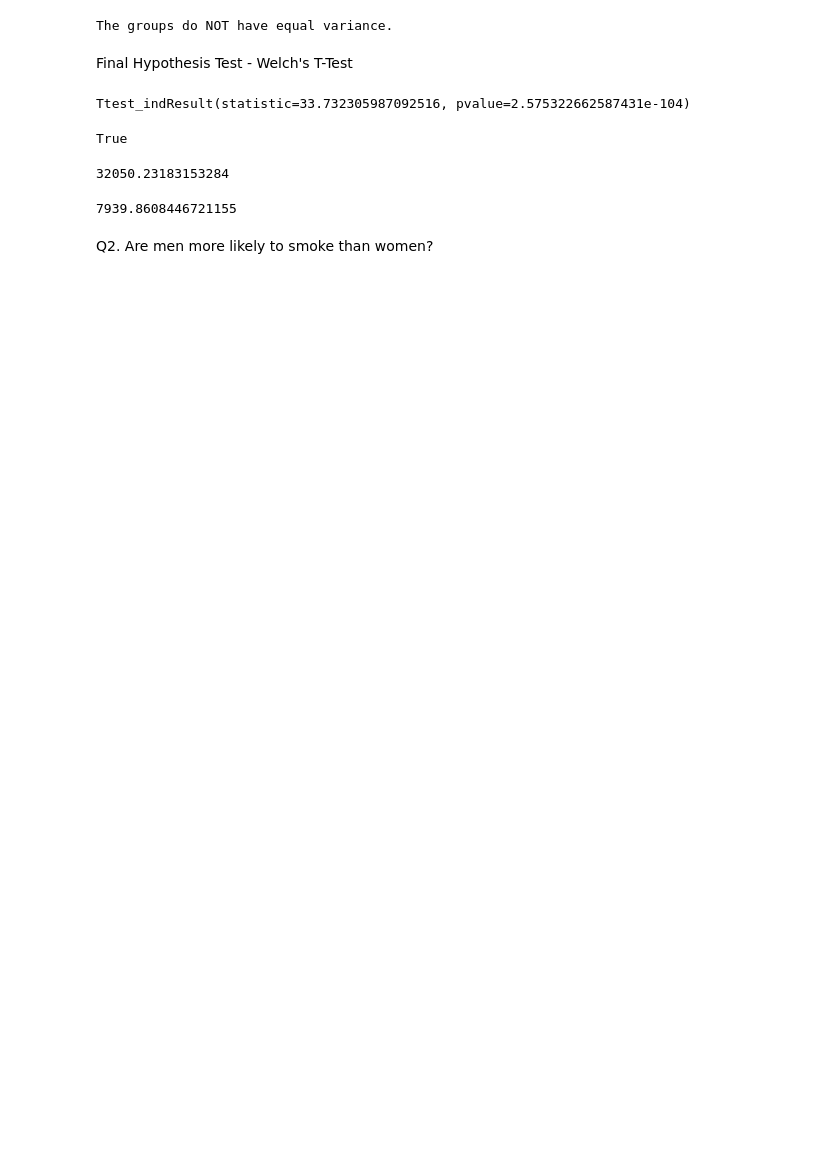
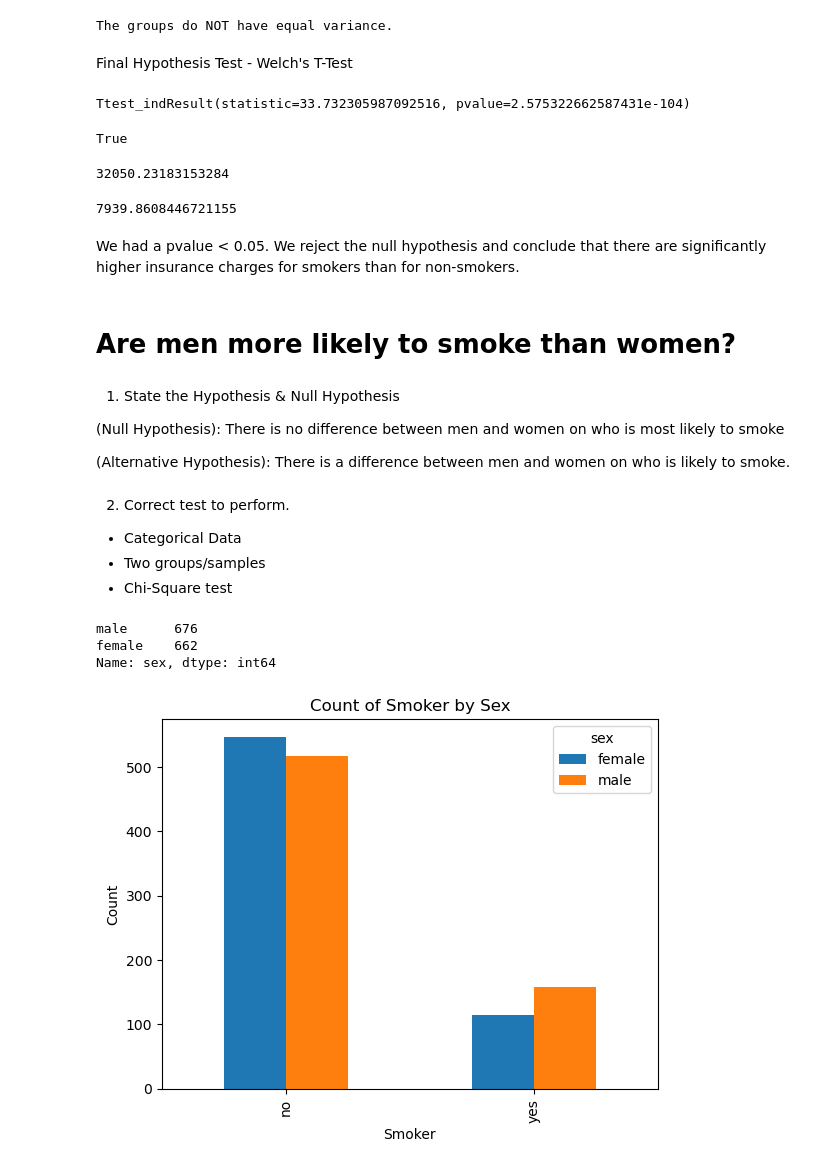
Before and after one commit to evelynmmartinez/Hypothesis-Testing-with-Insurance-Data, a Jupyter notebook: Hypothesis testing (Core).ipynb, the cells around one changed output. Drawn from its saved outputs; the diff is of its cells as text; code cells hidden in the pictures; blank space fills up the shorter version.

```diff
--- a/Hypothesis testing (Core).ipynb
+++ b/Hypothesis testing (Core).ipynb
@@ -244,5 +258,41 @@ smoker_group.mean()
 nonsmoker_group.mean()
 # %% [output]
 7939.8608446721155
+# %% [markdown]
+We had a pvalue < 0.05. We reject the null hypothesis and conclude that there are significantly higher insurance charges for smokers than for non-smokers.
 # %% [markdown]
-Q2. Are men more likely to smoke than women?
+# Are men more likely to smoke than women?
+# %% [markdown]
+1. State the Hypothesis & Null Hypothesis
+
+ (Null Hypothesis): There is no difference between men and women on who is most likely to smoke
+
+ (Alternative Hypothesis): There is a difference between men and women on who is likely to smoke.
+# %% [markdown]
+2. Correct test to perform.
+- Categorical Data
+- Two groups/samples
+- Chi-Square test
+# %%
+df['sex'].value_counts()
+# %% [output]
+male      676
+female    662
+Name: sex, dtype: int64
+# %%
+import pandas as pd
+import matplotlib.pyplot as plt
+
+counts = df.groupby(['smoker', 'sex']).size().reset_index(name='count')
+
+pivot_counts = counts.pivot(index='smoker', columns='sex', values='count')
+
+pivot_counts.plot(kind='bar', stacked=False)
+
+plt.xlabel('Smoker')
+plt.ylabel('Count')
+plt.title('Count of Smoker by Sex')
+
+plt.show()
+# %% [output]
+[figure, added]
```
Also changed, not shown: parts of 41 cells of this notebook.
